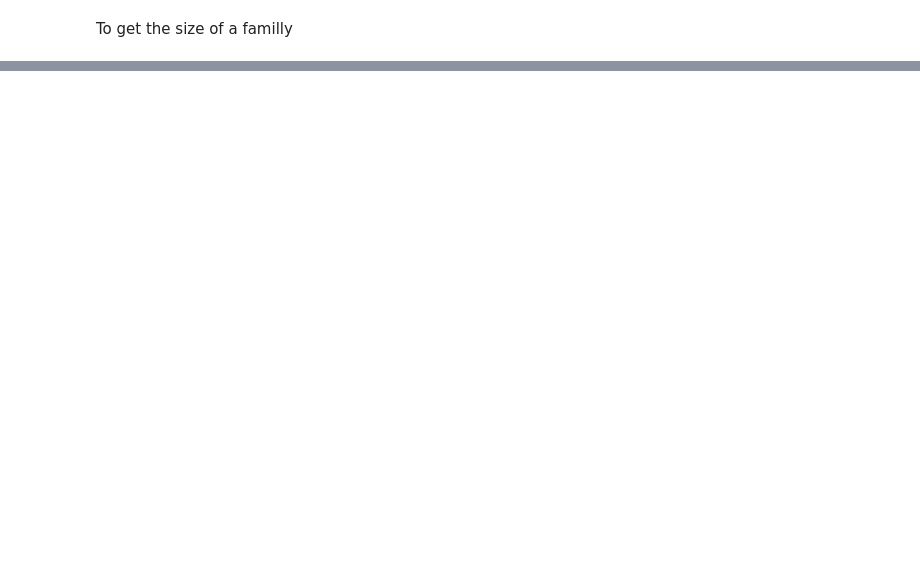
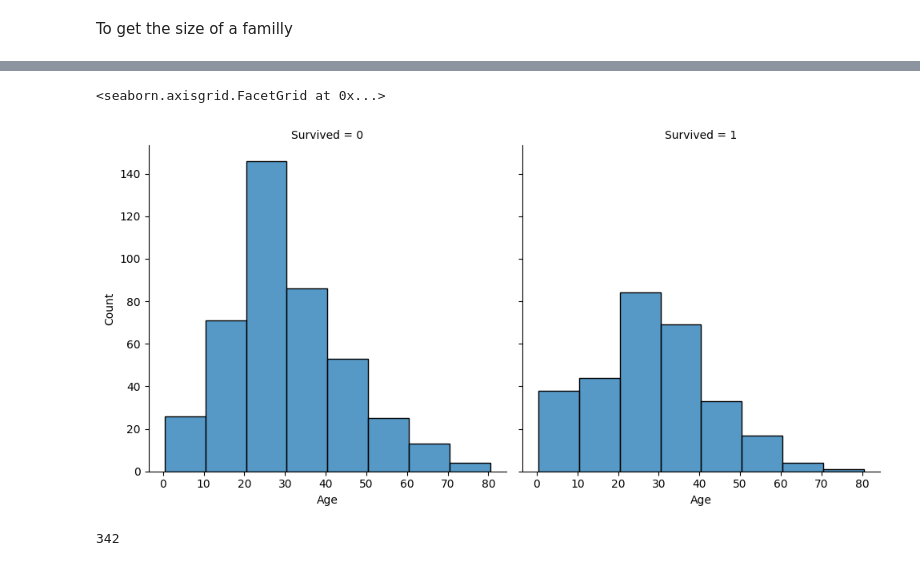
Before and after one commit to esther-deba/Titanic---Machine-Learning-from-Disaster, a Jupyter notebook: TitanicML.ipynb, the cells around one changed output, grey strips where cells are left out. Drawn from its saved outputs; the diff is of its cells as text; code cells hidden in the pictures; blank space fills up the shorter version.

```diff
--- a/TitanicML.ipynb
+++ b/TitanicML.ipynb
@@ -83,0 +180,9 @@ train_df.groupby(['Embarked'], as_index=False)['Survived'].mean()
+# %%
+sns.displot(train_df, x='Age', col='Survived', binwidth=10, height=5)
+# %% [output]
+<seaborn.axisgrid.FacetGrid at 0x...>
+[figure, added]
+# %%
+train_df["Survived"].sum()
+# %% [output]
+342
```
Also changed, not shown: parts of 17 cells of this notebook.
